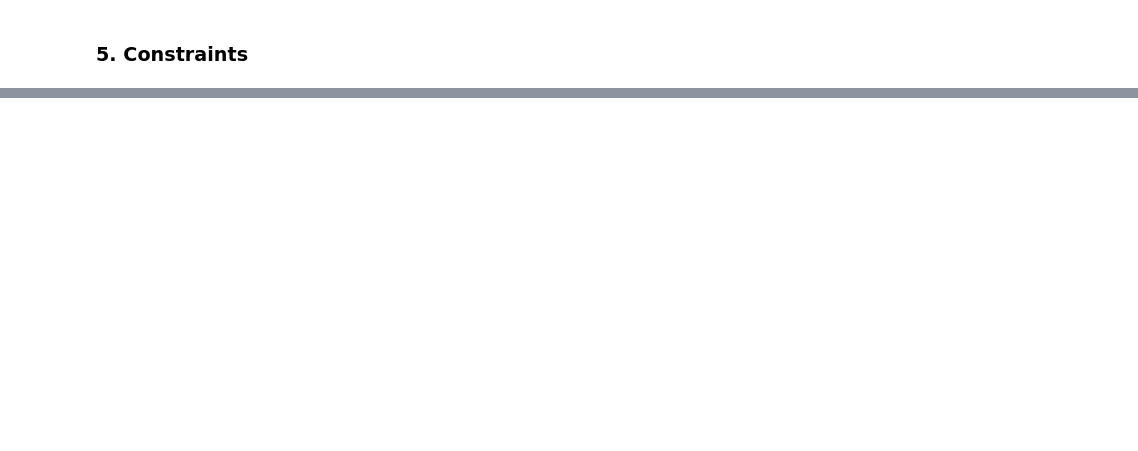
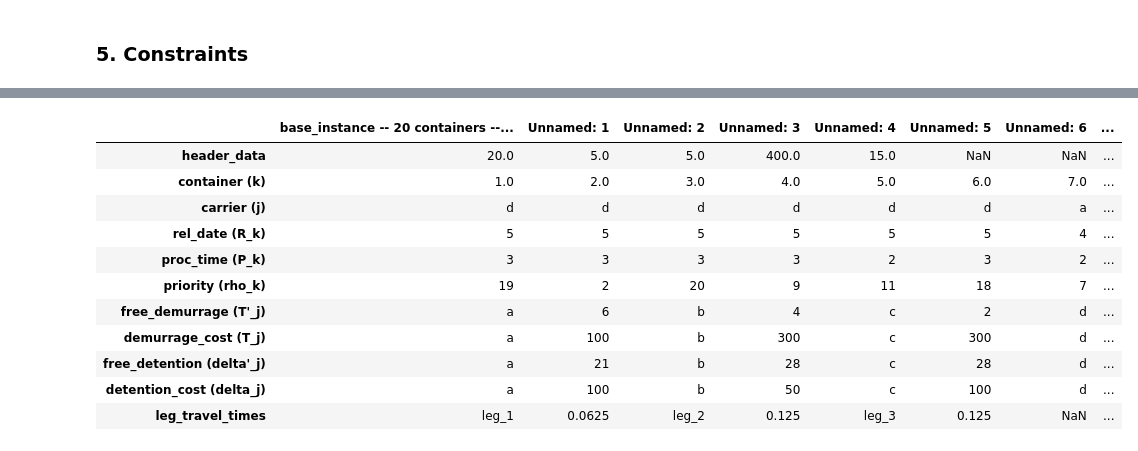
Before and after one commit to sug-prabhakaran/mie562_truck_scheduling_project, a Jupyter notebook: project-truck_scheduling-mip_model.ipynb, the cells around one changed output, grey strips where cells are left out. Drawn from its saved outputs; the diff is of its cells as text; code cells hidden in the pictures; blank space fills up the shorter version.

```diff
--- a/project-truck_scheduling-mip_model.ipynb
+++ b/project-truck_scheduling-mip_model.ipynb
@@ -499,0 +503,17 @@ fig_container.write_html("")
+# %%
+instance_csv_path = "./instances/20_instance.csv"
+df = read_instance(instance_csv_path)
+df
+# %% [output]
+|  | base_instance -- 20 containers --... | Unnamed: 1 | Unnamed: 2 | Unnamed: 3 | Unnamed: 4 | Unnamed: 5 | Unnamed: 6 | ... |
+| header_data | 20.0 | 5.0 | 5.0 | 400.0 | 15.0 | NaN | NaN | ... |
+| container (k) | 1.0 | 2.0 | 3.0 | 4.0 | 5.0 | 6.0 | 7.0 | ... |
+| carrier (j) | d | d | d | d | d | d | a | ... |
+| rel_date (R_k) | 5 | 5 | 5 | 5 | 5 | 5 | 4 | ... |
+| proc_time (P_k) | 3 | 3 | 3 | 3 | 2 | 3 | 2 | ... |
+| priority (rho_k) | 19 | 2 | 20 | 9 | 11 | 18 | 7 | ... |
+| free_demurrage (T'_j) | a | 6 | b | 4 | c | 2 | d | ... |
+| demurrage_cost (T_j) | a | 100 | b | 300 | c | 300 | d | ... |
+| free_detention (delta'_j) | a | 21 | b | 28 | c | 28 | d | ... |
+| detention_cost (delta_j) | a | 100 | b | 50 | c | 100 | d | ... |
+| leg_travel_times | leg_1 | 0.0625 | leg_2 | 0.125 | leg_3 | 0.125 | NaN | ... |
```
Also changed, not shown: parts of 52 cells of this notebook, 10 other files.
